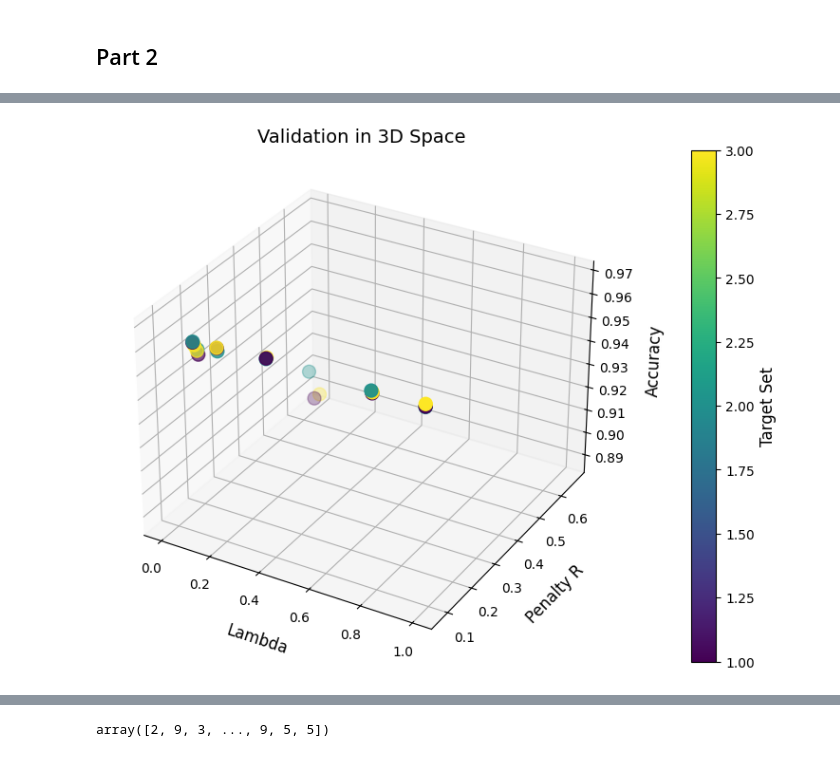
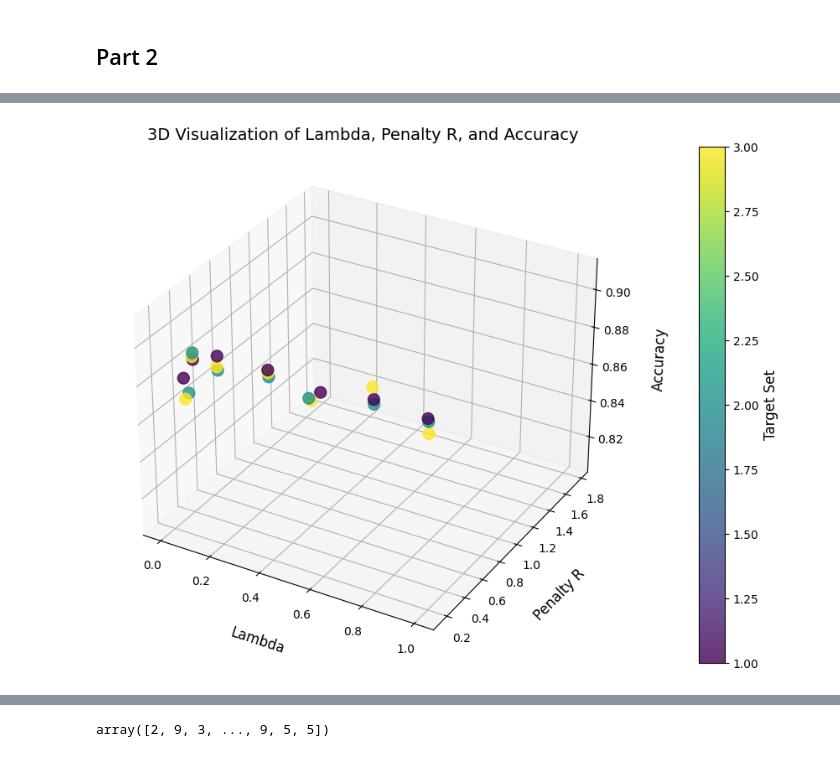
Before and after one commit to Charles980903/Proj2, a Jupyter notebook: Another_copy_of_Untitled5.ipynb, the cells around one changed output, grey strips where cells are left out. Saved outputs shown, nothing was run; the diff lists cells and outputs as text; code cells hidden in the pictures.

```diff
--- a/Another_copy_of_Untitled5.ipynb
+++ b/Another_copy_of_Untitled5.ipynb
@@ -785,6 +816,7 @@ Bottleneck size 400 - Test Accuracy: 0.9037
 # %% [markdown]
 ## Part 2
 # %%
+from re import X
 
 from tensorflow.keras.utils import to_categorical
 from sklearn.model_selection import train_test_split
@@ -794,7 +826,8 @@ x_train = train_images.reshape(-1, 784)
 x_test = test_images.reshape(-1, 784)
 
 # Split into training and validation sets
-x_train, x_val, y_train, y_val = train_test_split(x_train, train_labels, test_size=0.2, random_state=42)
+x_train, x_val, y_train, y_val = x_train, x_test,y_train,test_labels
+
 
 # One-hot encode labels
 y_train = to_categorical(y_train, num_classes=10)
@@ -904,16 +935,15 @@ def evaluate_R(x_data, y_data):
     penalty_R = tf.reduce_mean(distances)
     return penalty_R.numpy()
 # %%
-# Step 3: Define SAE architecture
+
 def build_sae_with_penalty(input_dim, bottleneck_dim, targets_tensor, lambda_penalty):
     input_layer = Input(shape=(input_dim,))
     encoder = Dense(800, activation='relu')(input_layer)
     encoder = Dense(200, activation='relu')(encoder)
     bottleneck = Dense(bottleneck_dim, activation='linear', name='bottleneck')(encoder)
 
-    labels_input = Input(shape=(num_classes,), name='labels')
-    # Placeholder for the penalty layer (to be added later)
-    penalty_layer = bottleneck
+    labels_input = Input(shape=(num_classes,), name="labels_input")  # One-hot labels
+    penalty_layer = PenaltyLayer(targets_tensor, lambda_penalty)(bottleneck, labels_input)
 
     decoder = Dense(200, activation='relu')(penalty_layer)
     decoder = Dense(800, activation='relu')(decoder)
@@ -1040,7 +1058,7 @@ results_3d = []
 # Loop through each target set and lambda value
 for target_index, targets_tensor in enumerate(target_sets):
     for lambda_penalty in lambda_values:
-        print(f"\nTraining with Target Set {target_index + 1}, Lambda={lambda_penalty}...")
+        print(f"\nTraining with Target Set {target_index + 1}, Lambda={lambda_penalty}, Distance=Minkowski...")
 
         # Define the input layers
         input_layer = Input(shape=(784,), name="input_layer")
@@ -1051,7 +1069,12 @@ for target_index, targets_tensor in enumerate(target_sets):
         encoder = Dense(200, activation='relu')(encoder)
         bottleneck = Dense(64, activation='linear', name='bottleneck')(encoder)
 
-        penalty_layer = PenaltyLayer(targets_tensor, lambda_penalty=lambda_penalty)(bottleneck, labels_input)
+        penalty_layer = PenaltyLayer(
+            targets=targets_tensor,
+            lambda_penalty=lambda_penalty,
+            distance_metric='minkowski',
+            p=3
+        )(bottleneck, labels_input)
 
         decoder = Dense(200, activation='relu')(penalty_layer)
         decoder = Dense(800, activation='relu')(decoder)
@@ -1112,43 +1135,48 @@ Penalty R: 0.0784, Accuracy: 0.9677
 # %%
 import matplotlib.pyplot as plt
 import pandas as pd
 from mpl_toolkits.mplot3d import Axes3D
 
-
+# Assuming results_3d is already defined and contains the results
 results_df = pd.DataFrame(results_3d)
 
 # Create a 3D plot
-fig = plt.figure(figsize=(10, 7))
+fig = plt.figure(figsize=(12, 8))
 ax = fig.add_subplot(111, projection='3d')
 
 # Scatter plot
 scatter = ax.scatter(
-    results_df['lambda'], results_df['penalty_R'], results_df['accuracy'],
-    c=results_df['target_set'], cmap='viridis', s=100
+    results_df['lambda'],
+    results_df['penalty_R'],
+    results_df['accuracy'],
+    c=results_df['target_set'],  # Color by target set
+    cmap='viridis',
+    s=100,
+    alpha=0.8
 )
 
-# Add a color bar for target sets
+# Add a color bar for the target sets
 cbar = plt.colorbar(scatter, pad=0.1)
 cbar.set_label('Target Set', fontsize=12)
 
-# Set labels and title
-ax.set_xlabel('Lambda', labelpad=10, fontsize=12)
-ax.set_ylabel('Penalty R', labelpad=10, fontsize=12)
-ax.set_zlabel('Accuracy', labelpad=10, fontsize=12)
-ax.set_title('Validation in 3D Space', fontsize=14)
+# Set axis labels and title
+ax.set_xlabel('Lambda', labelpad=15, fontsize=12)
+ax.set_ylabel('Penalty R', labelpad=15, fontsize=12)
+ax.set_zlabel('Accuracy', labelpad=15, fontsize=12)
+ax.set_title('3D Visualization of Lambda, Penalty R, and Accuracy', fontsize=14)
 
 # Adjust tick label sizes
 ax.tick_params(axis='x', labelsize=10)
 ax.tick_params(axis='y', labelsize=10)
 ax.tick_params(axis='z', labelsize=10)
 
-# Add a grid for better reference
+# Add grid for better visualization
 ax.grid(True)
 
 # Show the plot
 plt.show()
 # %% [output]
-[figure, old version]
+[figure, new version]
 # %%
 
 num_classes = 10
```
Also changed, not shown: parts of 19 cells of this notebook.
